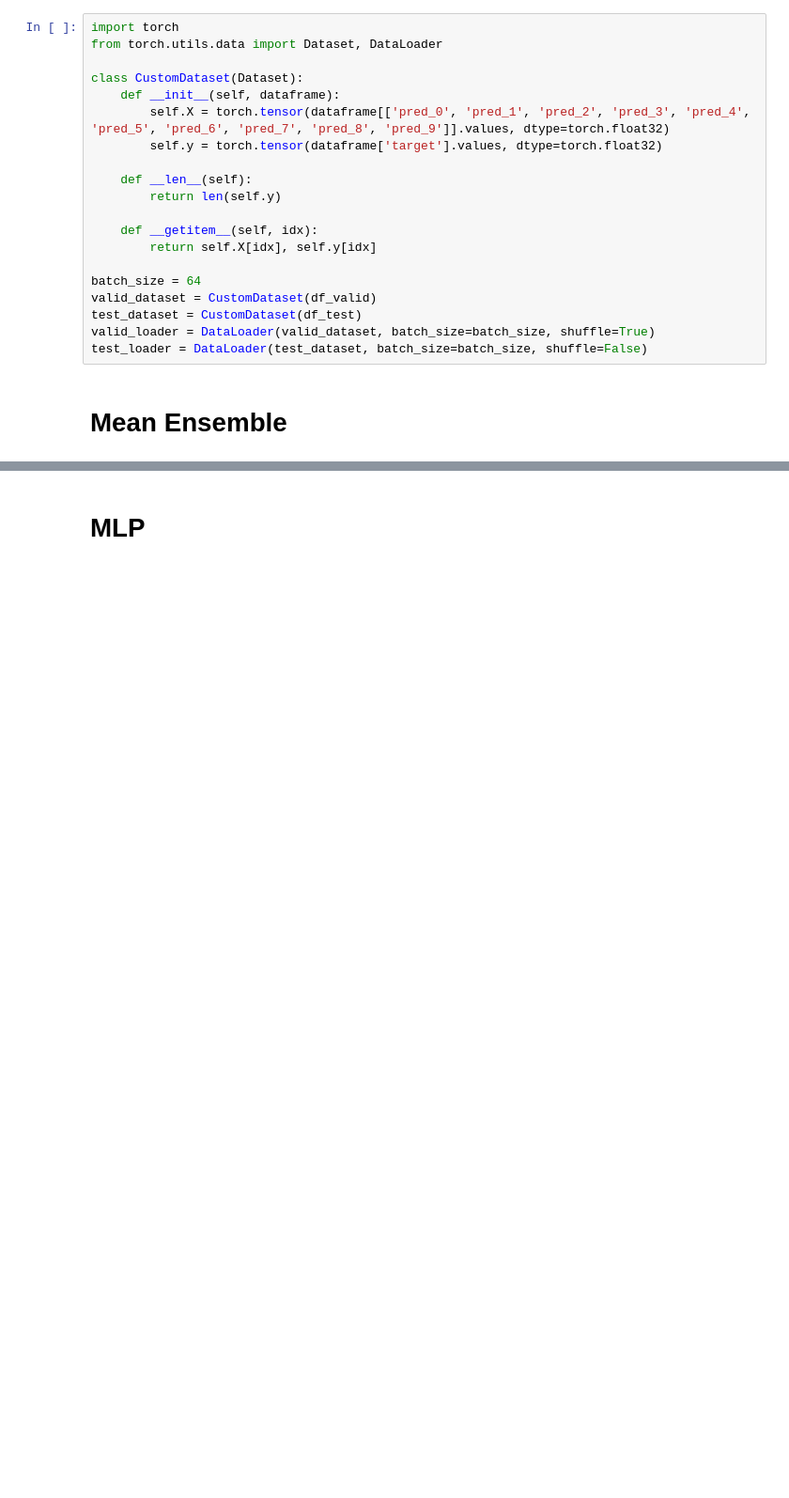
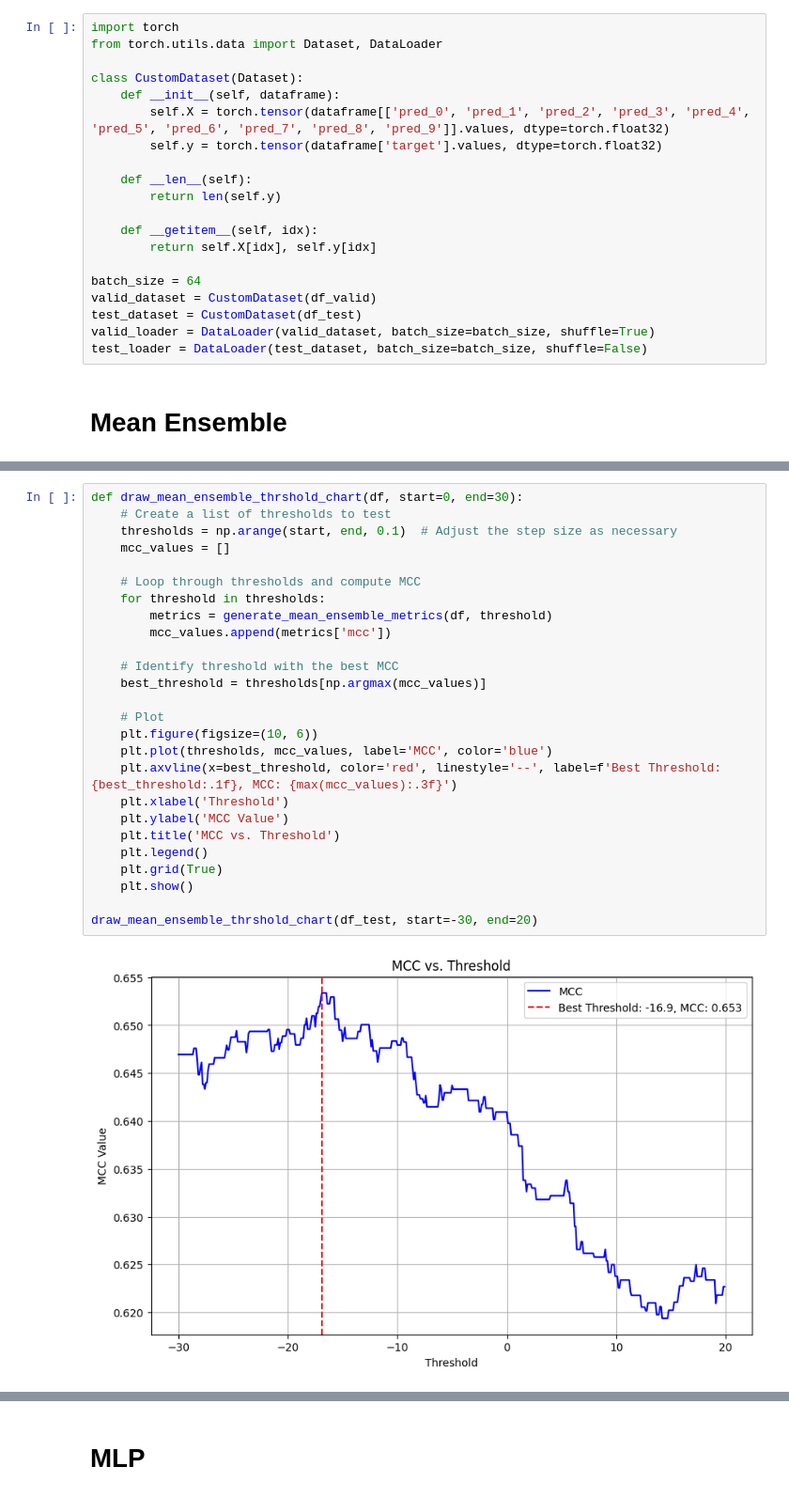
Before and after one commit to dlwocks31/atpbind, a Jupyter notebook: rus/boosting_test.ipynb, the cells around one changed output, grey strips where cells are left out. Shown at 94% size. Drawn from its saved outputs; the diff is of its cells as text; blank space fills up the shorter version.

```diff
--- a/rus/boosting_test.ipynb
+++ b/rus/boosting_test.ipynb
@@ -245,0 +195,28 @@ MCC: 0.630212175762319
+# %%
+def draw_mean_ensemble_thrshold_chart(df, start=0, end=30):
+    # Create a list of thresholds to test
+    thresholds = np.arange(start, end, 0.1)  # Adjust the step size as necessary
+    mcc_values = []
+
+    # Loop through thresholds and compute MCC
+    for threshold in thresholds:
+        metrics = generate_mean_ensemble_metrics(df, threshold)
+        mcc_values.append(metrics['mcc'])
+
+    # Identify threshold with the best MCC
+    best_threshold = thresholds[np.argmax(mcc_values)]
+
+    # Plot
+    plt.figure(figsize=(10, 6))
+    plt.plot(thresholds, mcc_values, label='MCC', color='blue')
+    plt.axvline(x=best_threshold, color='red', linestyle='--', label=f'Best Threshold: {best_threshold:.1f}, MCC: {max(mcc_values):.3f}')
+    plt.xlabel('Threshold')
+    plt.ylabel('MCC Value')
+    plt.title('MCC vs. Threshold')
+    plt.legend()
+    plt.grid(True)
+    plt.show()
+
+draw_mean_ensemble_thrshold_chart(df_test, start=-30, end=20)
+# %% [output]
+[figure, added]
```
Also changed, not shown: parts of 17 cells of this notebook, 4 other files.
